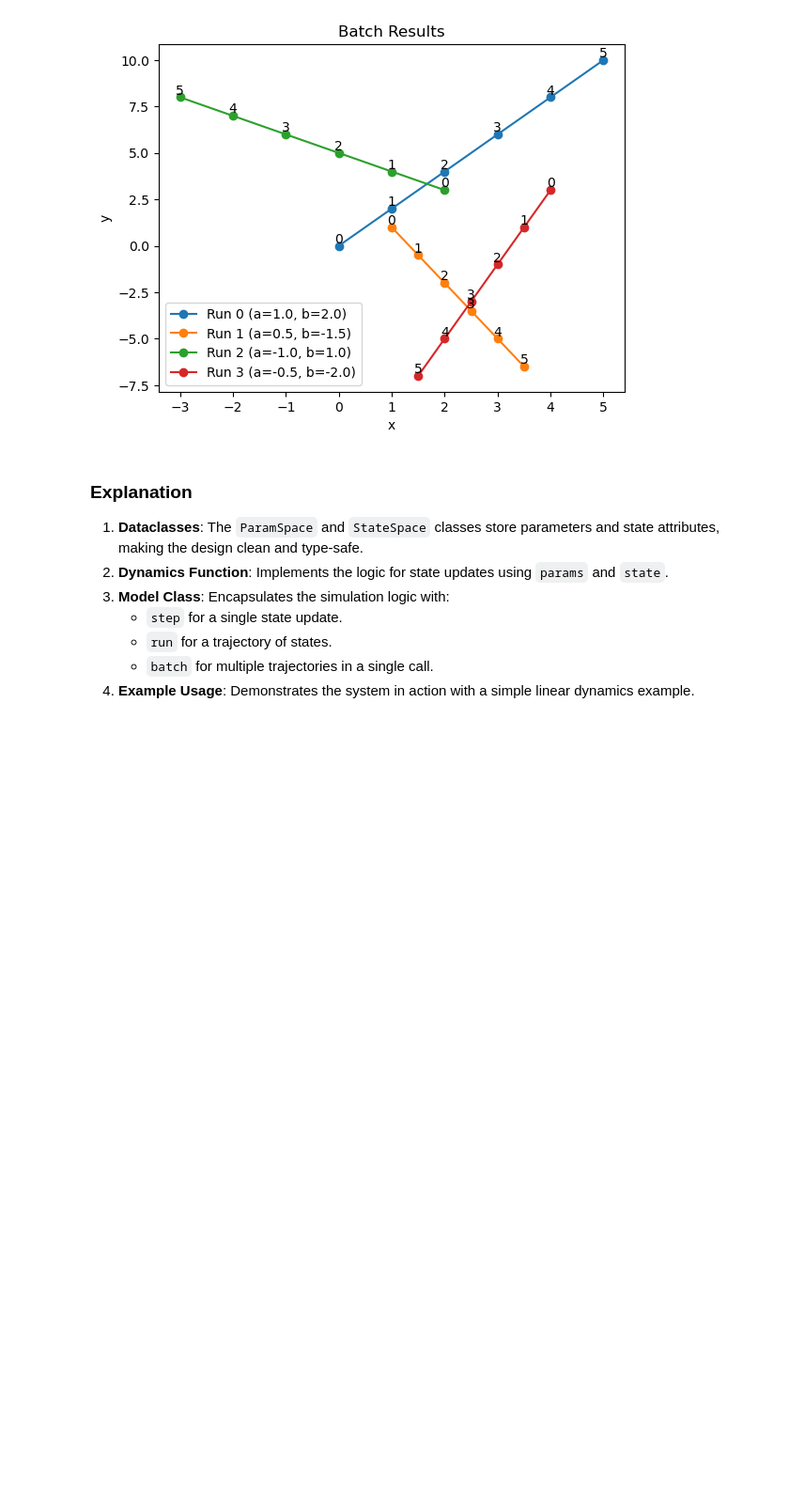
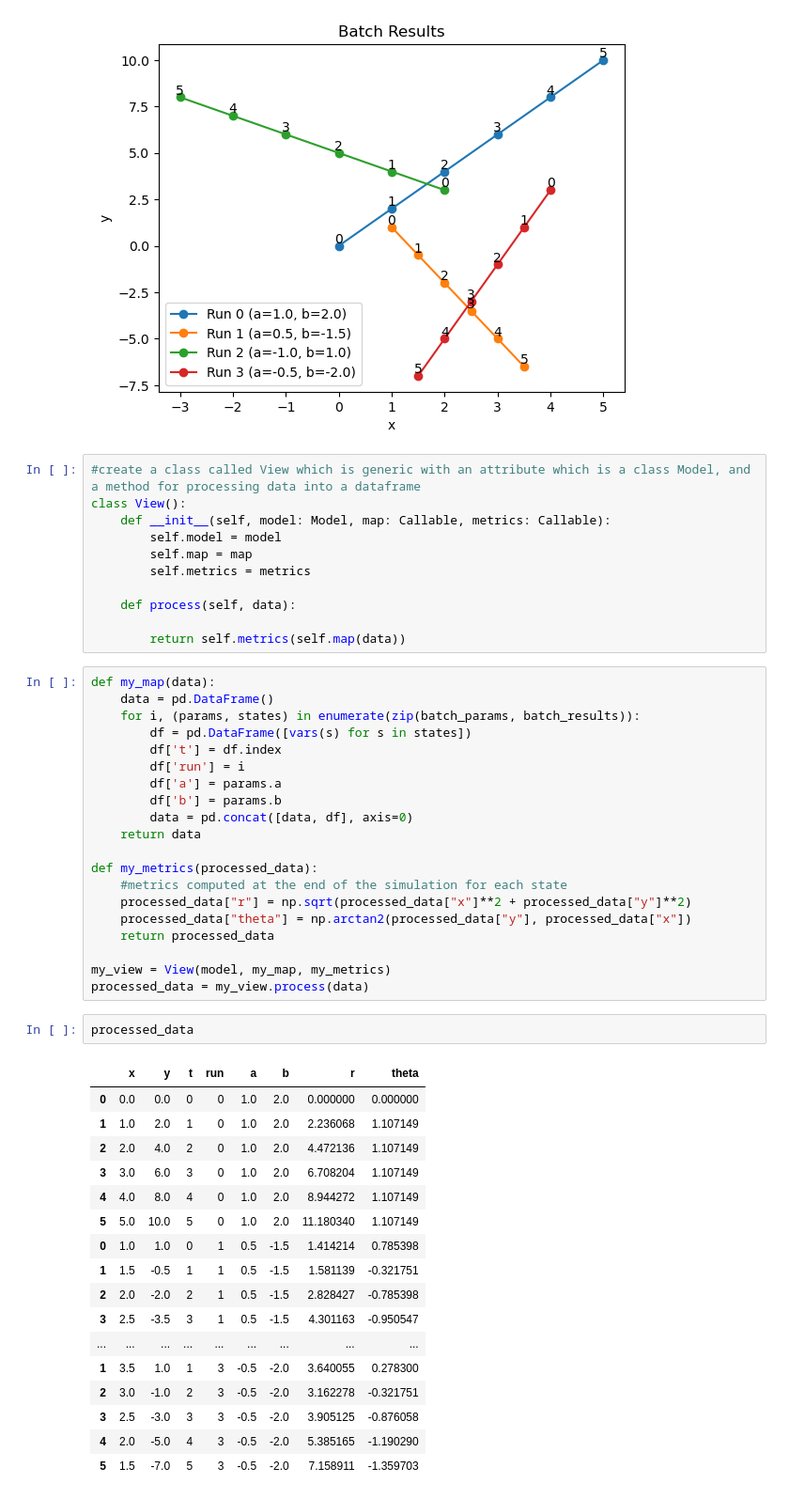
Before and after one commit to mzargham/slimcad, a Jupyter notebook: slim.ipynb, the cells around one changed output. Shown at 94% size. Saved outputs shown, nothing was run; the diff lists cells and outputs as text; blank space fills up the shorter version.

```diff
--- a/slim.ipynb
+++ b/slim.ipynb
@@ -162,12 +163,54 @@ for i, group in data.groupby('run'):
     plt.legend(labels=[f'Run {i} (a={group["a"].iloc[0]}, b={group["b"].iloc[0]})' for i, group in data.groupby('run')])
 # %% [output]
 [figure]
-# %% [markdown]
-### **Explanation**
-1. **Dataclasses**: The `ParamSpace` and `StateSpace` classes store parameters and state attributes, making the design clean and type-safe.
-2. **Dynamics Function**: Implements the logic for state updates using `params` and `state`.
-3. **Model Class**: Encapsulates the simulation logic with:
-   - `step` for a single state update.
-   - `run` for a trajectory of states.
-   - `batch` for multiple trajectories in a single call.
-4. **Example Usage**: Demonstrates the system in action with a simple linear dynamics example.
+# %%
+#create a class called View which is generic with an attribute which is a class Model, and a method for processing data into a dataframe
+class View():
+    def __init__(self, model: Model, map: Callable, metrics: Callable):
+        self.model = model
+        self.map = map
+        self.metrics = metrics
+
+    def process(self, data):
+
+        return self.metrics(self.map(data))
+# %%
+def my_map(data):
+    data = pd.DataFrame()
+    for i, (params, states) in enumerate(zip(batch_params, batch_results)):
+        df = pd.DataFrame([vars(s) for s in states])
+        df['t'] = df.index
+        df['run'] = i
+        df['a'] = params.a
+        df['b'] = params.b
+        data = pd.concat([data, df], axis=0)
+    return data
+
+def my_metrics(processed_data):
+    #metrics computed at the end of the simulation for each state
+    processed_data["r"] = np.sqrt(processed_data["x"]**2 + processed_data["y"]**2)
+    processed_data["theta"] = np.arctan2(processed_data["y"], processed_data["x"])
+    return processed_data
+
+my_view = View(model, my_map, my_metrics)
+processed_data = my_view.process(data)
+# %%
+processed_data
+# %% [output]
+|  | x | y | t | run | a | b | r | theta |
+| 0 | 0.0 | 0.0 | 0 | 0 | 1.0 | 2.0 | 0.000000 | 0.000000 |
+| 1 | 1.0 | 2.0 | 1 | 0 | 1.0 | 2.0 | 2.236068 | 1.107149 |
+| 2 | 2.0 | 4.0 | 2 | 0 | 1.0 | 2.0 | 4.472136 | 1.107149 |
+| 3 | 3.0 | 6.0 | 3 | 0 | 1.0 | 2.0 | 6.708204 | 1.107149 |
+| 4 | 4.0 | 8.0 | 4 | 0 | 1.0 | 2.0 | 8.944272 | 1.107149 |
+| 5 | 5.0 | 10.0 | 5 | 0 | 1.0 | 2.0 | 11.180340 | 1.107149 |
+| 0 | 1.0 | 1.0 | 0 | 1 | 0.5 | -1.5 | 1.414214 | 0.785398 |
+| 1 | 1.5 | -0.5 | 1 | 1 | 0.5 | -1.5 | 1.581139 | -0.321751 |
+| 2 | 2.0 | -2.0 | 2 | 1 | 0.5 | -1.5 | 2.828427 | -0.785398 |
+| 3 | 2.5 | -3.5 | 3 | 1 | 0.5 | -1.5 | 4.301163 | -0.950547 |
+| ... | ... | ... | ... | ... | ... | ... | ... | ... |
+| 1 | 3.5 | 1.0 | 1 | 3 | -0.5 | -2.0 | 3.640055 | 0.278300 |
+| 2 | 3.0 | -1.0 | 2 | 3 | -0.5 | -2.0 | 3.162278 | -0.321751 |
+| 3 | 2.5 | -3.0 | 3 | 3 | -0.5 | -2.0 | 3.905125 | -0.876058 |
+| 4 | 2.0 | -5.0 | 4 | 3 | -0.5 | -2.0 | 5.385165 | -1.190290 |
+| 5 | 1.5 | -7.0 | 5 | 3 | -0.5 | -2.0 | 7.158911 | -1.359703 |
```
Also changed, not shown: parts of 4 cells of this notebook.
